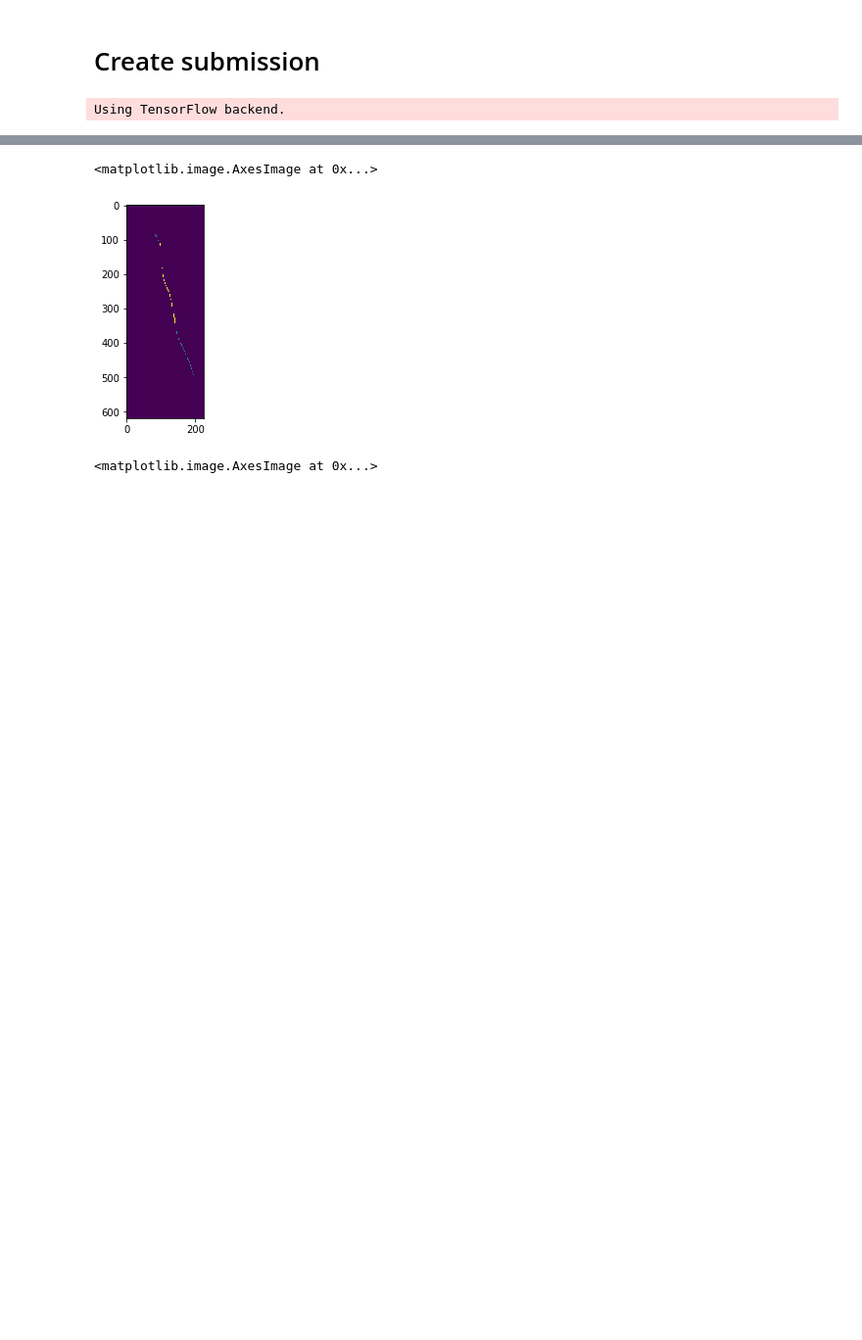
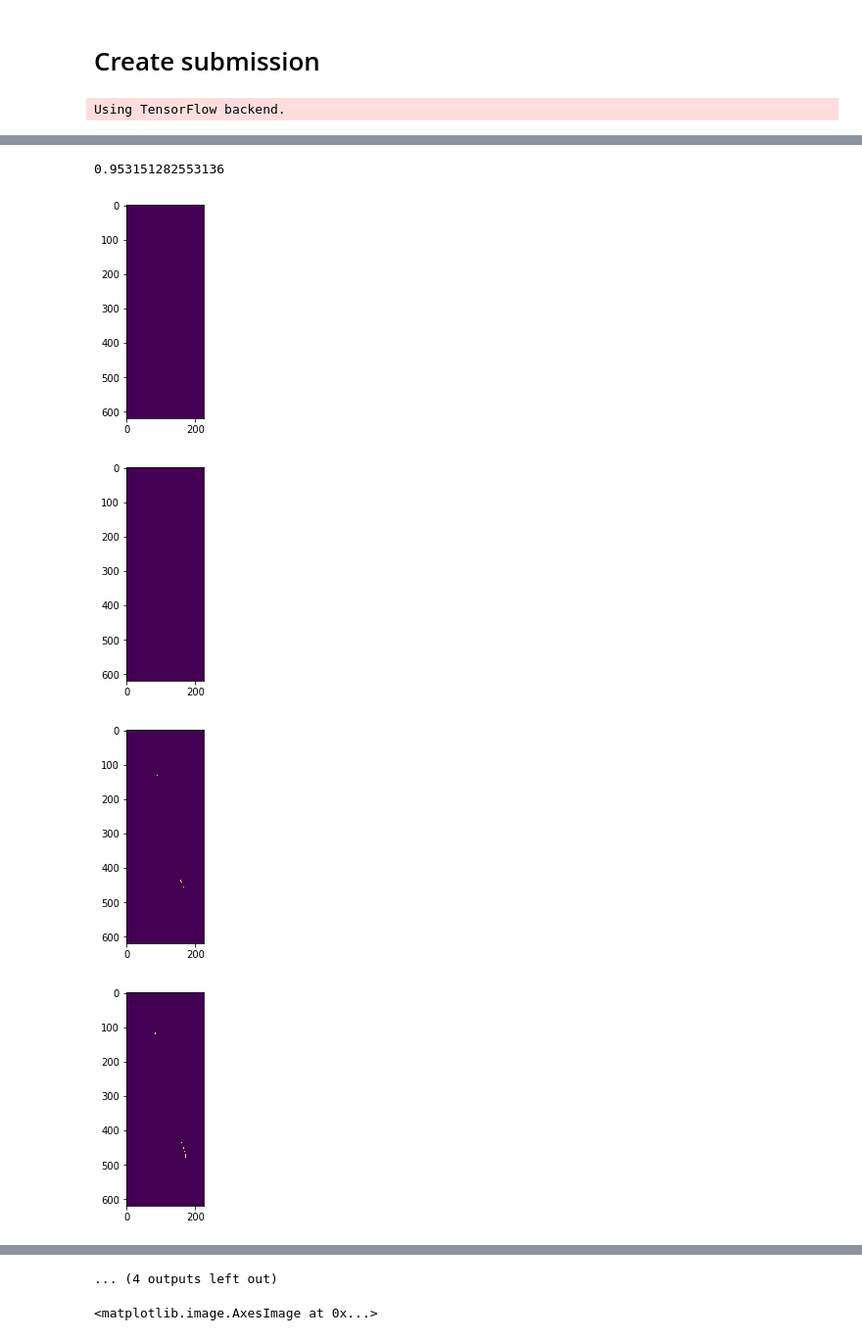
Before and after one commit to SvenDH/ISMI-Fissure-Detection, a Jupyter notebook: submission.ipynb, the cells around one changed output, grey strips where cells are left out. Shown at 98% size. Saved outputs shown, nothing was run; the diff lists cells and outputs as text; code cells hidden in the pictures; blank space fills up the shorter version.

```diff
--- a/submission.ipynb
+++ b/submission.ipynb
@@ -62,4 +70,15 @@ plt.imshow(mask_preds[0][:,:,75])
+# %%
+unique, counts = np.unique(image_0, return_counts=True)
+counts[1] / (counts[2] + counts[1])
+# %% [output]
+0.953151282553136
 # %%
 true = read_img(data['fissuremask'].values[0])
-plt.imshow(true[:,:,75])
+for i in range(0, true.shape[2], 10):
+    plt.imshow(true[:,:,i])
+    plt.show()
 # %% [output]
+[figure, new version]
+[figure, added]
+[figure, added]
+[figure, added]
@@ -66,5 +93,4 @@ plt.imshow(true[:,:,75])
-<matplotlib.image.AxesImage at 0x...>
+... (4 outputs left out)
-[figure, old version]
 # %%
 image = read_img(data['image'].values[0])
 plt.imshow(image[:,:,75])
```
Also changed, not shown: parts of 13 cells of this notebook, 1 other file.
